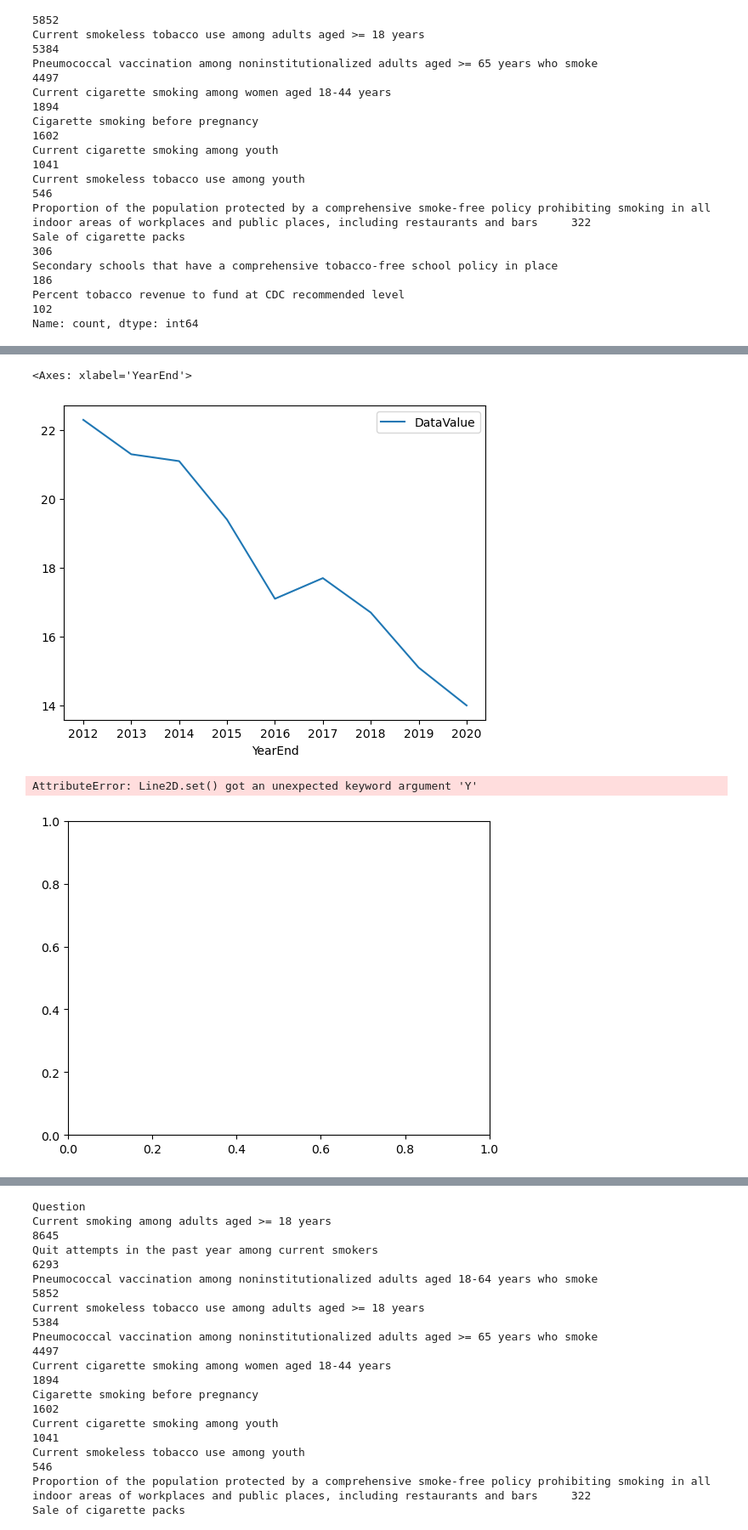
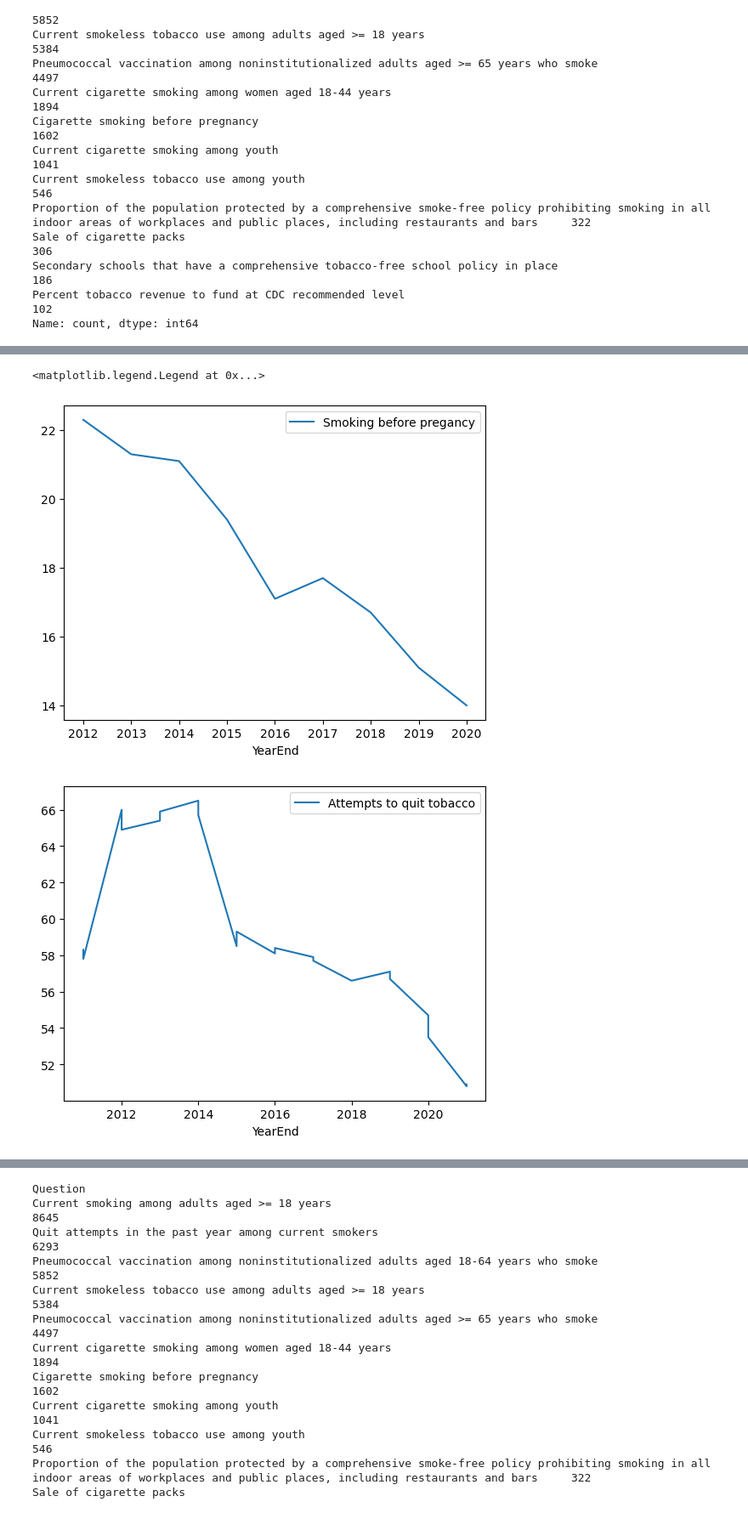
Before and after one commit to godzown82/analysis_of_us_chronic_diseases, a Jupyter notebook: Tobacco_df.ipynb, the cells around one changed output, grey strips where cells are left out. Shown at 85% size. Saved outputs shown, nothing was run; the diff lists cells and outputs as text; code cells hidden in the pictures.

```diff
--- a/Tobacco_df.ipynb
+++ b/Tobacco_df.ipynb
@@ -141,4 +251,8 @@ Name: count, dtype: int64
 us_overall_smokingb4pregnancy_df =grouped_tobacco_df.loc[grouped_tobacco_df['Question'] == 'Cigarette smoking before pregnancy'].loc[grouped_tobacco_df['LocationAbbr'] == 'US']\
 .loc[grouped_tobacco_df['StratificationCategory1'] == 'Overall']
 
-us_overall_smokingb4pregnancy_df
+us_overall_quit_tobacco_df =grouped_tobacco_df.loc[grouped_tobacco_df['Question'] == 'Quit attempts in the past year among current smokers'].loc[grouped_tobacco_df['LocationAbbr'] == 'US']\
+.loc[grouped_tobacco_df['StratificationCategory1'] == 'Overall']
+#us_overall_smokingb4pregnancy_df
+#us_overall_quit_tobacco_df.info()
+#us_overall_quit_tobacco_df[['DataValue', 'DataValueUnit', 'DataValueType']]
@@ -156,10 +259,20 @@ us_overall_smokingb4pregnancy_df
-# %%
-us_overall_smokingb4pregnancy_df.plot(x = 'YearEnd', y = "DataValue")
-# %% [output]
-<Axes: xlabel='YearEnd'>
-[figure, removed]
-# %%
-tobacco_df.plot(x = 'YearEnd', Y = ['Current smokeless tobacco use among adults aged >= 18 years','Current smoking among adults aged >= 18 years'])
-# %% [output]
-AttributeError: Line2D.set() got an unexpected keyword argument 'Y'
-[figure, removed]
+# %%
+us_overall_smokingb4pregnancy_df.plot(x = 'YearEnd', y = "DataValue", label = 'Smoking before pregancy')
+us_overall_quit_tobacco_df.plot(x = 'YearEnd', y = "DataValue", label = 'Attempts to quit tobacco')
+plt.legend()
+
+# plt.plot(us_overall_quit_tobacco_df['YearEnd'], us_overall_quit_tobacco_df['DataValue'], label = "Attempts to quit tobacco")
+# plt.plot(us_overall_smokingb4pregnancy_df["YearEnd"], us_overall_smokingb4pregnancy_df['DataValue'], label = 'Smoking before pregancy')
+# plt.legend()
+
+
+# plt.plot( question_year_filter["YearEnd"] , question_year_filter['Question1'], label = 'Change1')
+# plt.plot( question_year_filter["YearEnd"] , question_year_filter['Question2'], label = 'Question2')
+# plt.xlabel('Year')
+# plt.ylabel('Question')
+# plt.title('Tobacco')
+# plt.legend()
+# %% [output]
+<matplotlib.legend.Legend at 0x...>
+[figure, added]
+[figure, added]
```
Also changed, not shown: parts of 12 cells of this notebook.
